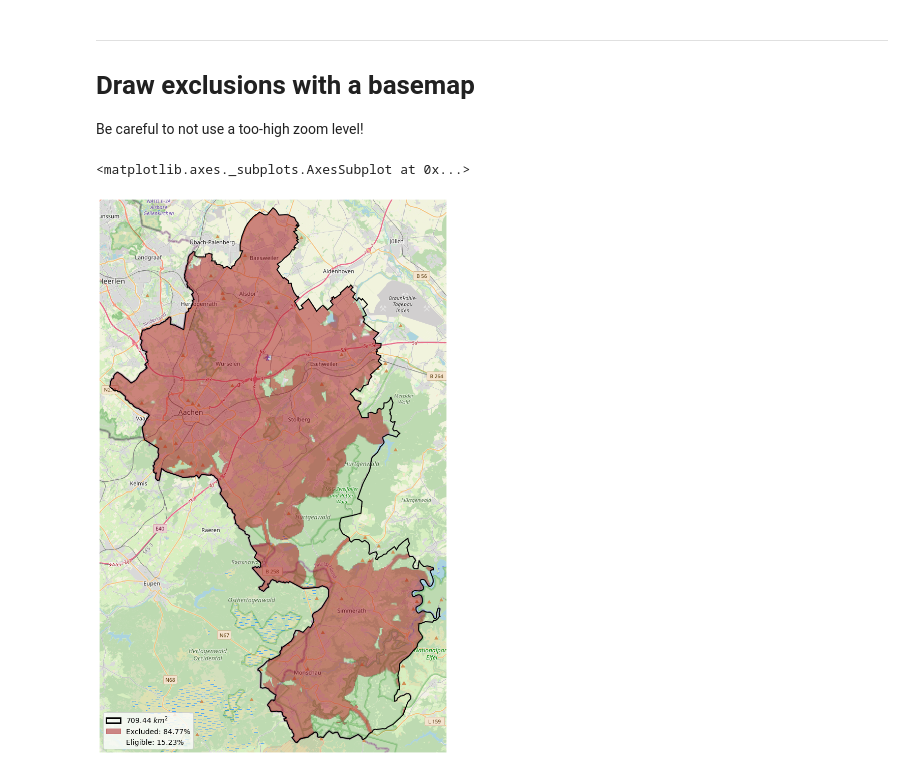
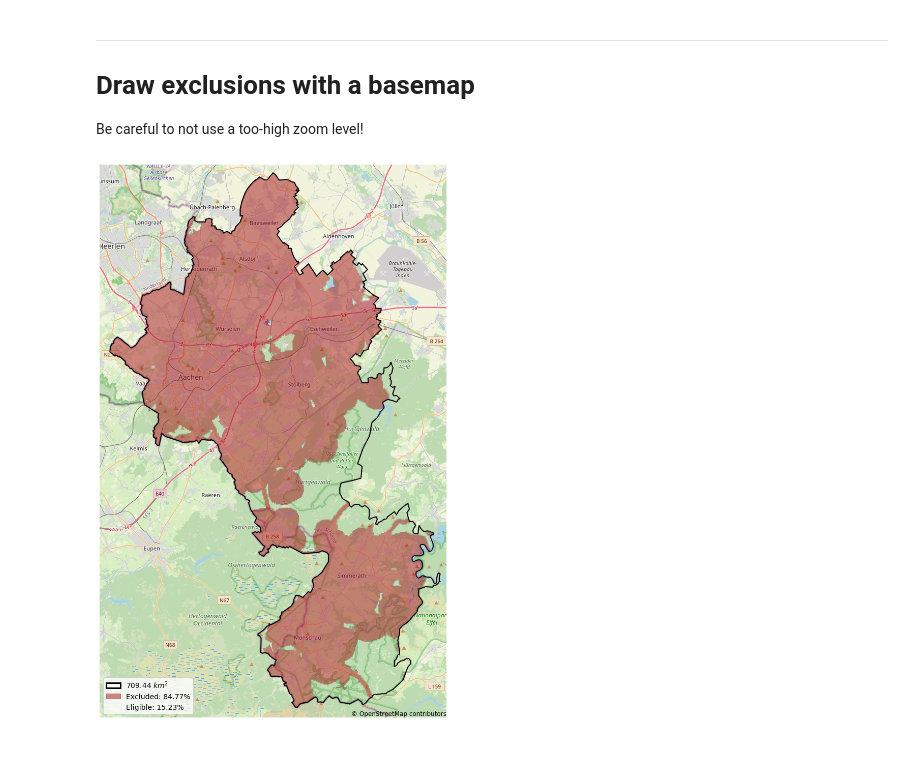
Before and after one commit to FZJ-IEK3-VSA/glaes, a Jupyter notebook: Examples/00_basic_workflow.ipynb, the cells around one changed output. Cells and saved outputs as stored; diff of their text form; code cells hidden in the pictures.

Commit message:
added basemap attribution note

```diff
--- a/Examples/00_basic_workflow.ipynb
+++ b/Examples/00_basic_workflow.ipynb
@@ -183,7 +183,6 @@ ec.draw()
 
 Be careful to not use a too-high zoom level!
 # %%
-ec.drawWithSmopyBasemap(zoom=11, figsize=(40,20))
+ax = ec.drawWithSmopyBasemap(zoom=11, figsize=(40,20), attribution="© OpenStreetMap contributors")
 # %% [output]
-<matplotlib.axes._subplots.AxesSubplot at 0x...>
-[figure, old version]
+[figure, new version]
```
Also changed, not shown: 1 other file.
